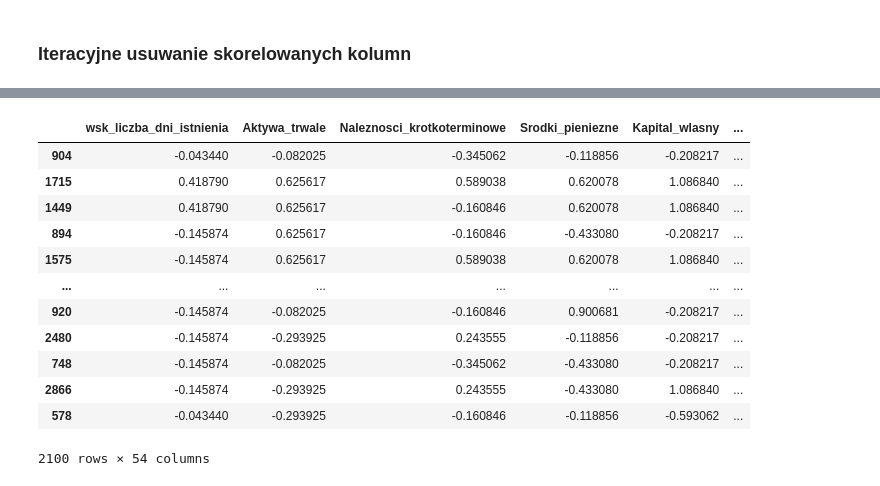
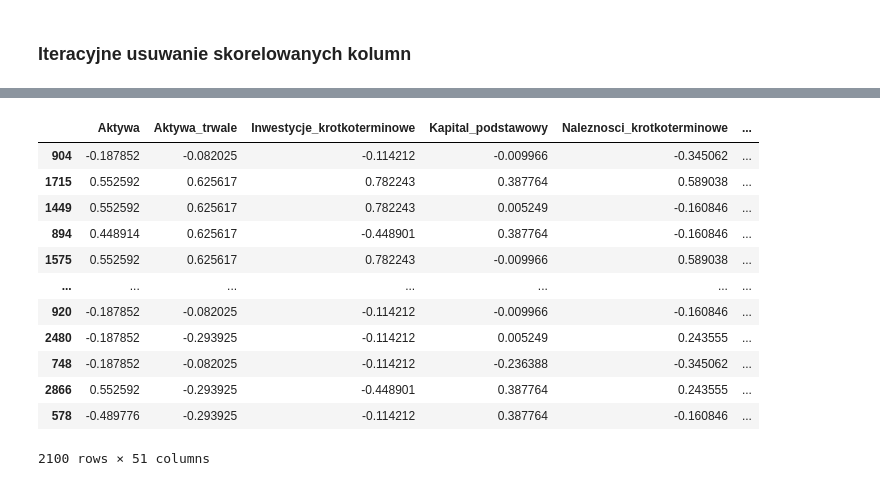
Before and after one commit to Karol315/Interpretability_of_machine_learning_project, a Jupyter notebook: Scoring.ipynb, the cells around one changed output, grey strips where cells are left out. Drawn from its saved outputs; the diff is of its cells as text; code cells hidden in the pictures.

```diff
--- a/Scoring.ipynb
+++ b/Scoring.ipynb
@@ -518,8 +504,8 @@ for col in moderate_iqr_cols:
     Q1 = df_num[col].quantile(0.25)
     Q3 = df_num[col].quantile(0.75)
     IQR = Q3 - Q1
-    lower = Q1 - 3 * IQR
-    upper = Q3 + 3 * IQR
+    lower = Q1 - 1.5 * IQR
+    upper = Q3 + 1.5 * IQR
     df_num[col] = df_num[col].clip(lower=lower, upper=upper)
 
 for col in percentile_cols:
@@ -548,14 +635,14 @@ Name: default, Length: 82, dtype: float64
 # %%
 threshold = 0.8
 
-df_reduced = df_num.copy()
+df_reduced = df_num.drop(columns=["default"]).copy()
+df_reduced=df_reduced[df_reduced.columns.sort_values()]
 
 while True:
     corr_matrix = df_reduced.corr().abs()
     upper = corr_matrix.where(np.triu(np.ones(corr_matrix.shape), k=1).astype(bool))
-
     to_drop_pairs = [(col1, col2) for col1 in upper.columns for col2 in upper.index
-                     if pd.notnull(upper.loc[col1, col2]) and upper.loc[col1, col2] > threshold]
+                    if pd.notnull(upper.loc[col1, col2]) and upper.loc[col1, col2] > threshold]
 
     if not to_drop_pairs:
         break
@@ -565,10 +652,14 @@ while True:
         freq[col1] = freq.get(col1, 0) + 1
         freq[col2] = freq.get(col2, 0) + 1
 
-    col_to_drop = max(freq, key=freq.get)
+    max_freq = max(freq.values())
+    max_cols = [col for col, f in freq.items() if f == max_freq]
+    col_to_drop = sorted(max_cols)[-1]  # ostatnia alfabetycznie
 
-    print(f"Usuwam kolumnę: {col_to_drop} (najczęściej występująca w parach z korelacją > {threshold})")
 
+    #print(f"Usuwam kolumnę: {col_to_drop} (najczęściej występująca w parach z korelacją > {threshold})")
     df_reduced = df_reduced.drop(columns=[col_to_drop])
-    df_num = df_reduced
+
+df_num =df_num[df_reduced.columns.tolist() + ['default']]
+df_num.columns
 # %% [output]
@@ -610,23 +683,31 @@ df_num
 # %%
-# --- 1. Połącz wszystkie dane ---
-data_full = pd.concat([df_num.drop(columns= ['default']), df_cat], axis=1)
+# --- 1. Połącz dane ---
+data_full = pd.concat([df_num.drop(columns=['default']), df_cat], axis=1)
 
 # --- 2. BINNING zmiennych numerycznych ---
 data_binned = data_full.copy()
+
 for col in df_num.columns:
     col_data = data_full[col].dropna()
 
-    # jeśli za mało unikalnych wartości, zostaw oryginalne dane
+    # jeśli za mało unikalnych wartości – pomiń binning
     if col_data.nunique() < 4:
         data_binned[col] = data_full[col]
         continue
 
     try:
-        data_binned.loc[col_data.index, col] = pd.qcut(
-            col_data, q=4, duplicates='drop'
-        )
+        # stwórz binned kolumnę osobno
+        binned = pd.qcut(col_data, q=4, duplicates='drop')
+
+        # 🔧 ważne: przypisz ją *bezpośrednio*, a nie przez loc — wtedy Pandas sam ustawi dtype
+        data_binned[col] = pd.Series(binned, index=col_data.index, dtype="category")
+
     except ValueError as e:
         print(f"⚠️ Nie udało się zbinować kolumny '{col}': {e}")
         data_binned[col] = data_full[col]
+
+
+
+data_binned
 # %% [output]
 ⚠️ Nie udało się zbinować kolumny 'wsk_struktura_kap_wlasnego_s_2': missing values must be missing in the same location both left and right sides
@@ -695,19 +750,20 @@ print(data_woe)
 # %%
+data_woe=data_woe[sorted(data_woe.columns)]
 data_woe
 # %% [output]
-|  | wsk_liczba_dni_istnienia | Aktywa_trwale | Naleznosci_krotkoterminowe | Srodki_pieniezne | Kapital_wlasny | ... |
-| 904 | -0.043440 | -0.082025 | -0.345062 | -0.118856 | -0.208217 | ... |
-| 1715 | 0.418790 | 0.625617 | 0.589038 | 0.620078 | 1.086840 | ... |
-| 1449 | 0.418790 | 0.625617 | -0.160846 | 0.620078 | 1.086840 | ... |
-| 894 | -0.145874 | 0.625617 | -0.160846 | -0.433080 | -0.208217 | ... |
-| 1575 | -0.145874 | 0.625617 | 0.589038 | 0.620078 | 1.086840 | ... |
+|  | Aktywa | Aktywa_trwale | Inwestycje_krotkoterminowe | Kapital_podstawowy | Naleznosci_krotkoterminowe | ... |
+| 904 | -0.187852 | -0.082025 | -0.114212 | -0.009966 | -0.345062 | ... |
+| 1715 | 0.552592 | 0.625617 | 0.782243 | 0.387764 | 0.589038 | ... |
+| 1449 | 0.552592 | 0.625617 | 0.782243 | 0.005249 | -0.160846 | ... |
+| 894 | 0.448914 | 0.625617 | -0.448901 | 0.387764 | -0.160846 | ... |
+| 1575 | 0.552592 | 0.625617 | 0.782243 | -0.009966 | 0.589038 | ... |
 | ... | ... | ... | ... | ... | ... | ... |
-| 920 | -0.145874 | -0.082025 | -0.160846 | 0.900681 | -0.208217 | ... |
-| 2480 | -0.145874 | -0.293925 | 0.243555 | -0.118856 | -0.208217 | ... |
-| 748 | -0.145874 | -0.082025 | -0.345062 | -0.433080 | -0.208217 | ... |
-| 2866 | -0.145874 | -0.293925 | 0.243555 | -0.433080 | 1.086840 | ... |
-| 578 | -0.043440 | -0.293925 | -0.160846 | -0.118856 | -0.593062 | ... |
+| 920 | -0.187852 | -0.082025 | -0.114212 | -0.009966 | -0.160846 | ... |
+| 2480 | -0.187852 | -0.293925 | -0.114212 | 0.005249 | 0.243555 | ... |
+| 748 | -0.187852 | -0.082025 | -0.114212 | -0.236388 | -0.345062 | ... |
+| 2866 | 0.552592 | -0.293925 | -0.448901 | 0.387764 | 0.243555 | ... |
+| 578 | -0.489776 | -0.293925 | -0.114212 | 0.387764 | -0.160846 | ... |
-2100 rows × 54 columns
+2100 rows × 51 columns
 # %%
 # Lista kolumn w kolejności alfabetycznej
 columns_sorted = sorted(data_woe.columns.to_list())
```
Also changed, not shown: parts of 12 cells of this notebook, 3 other files.
